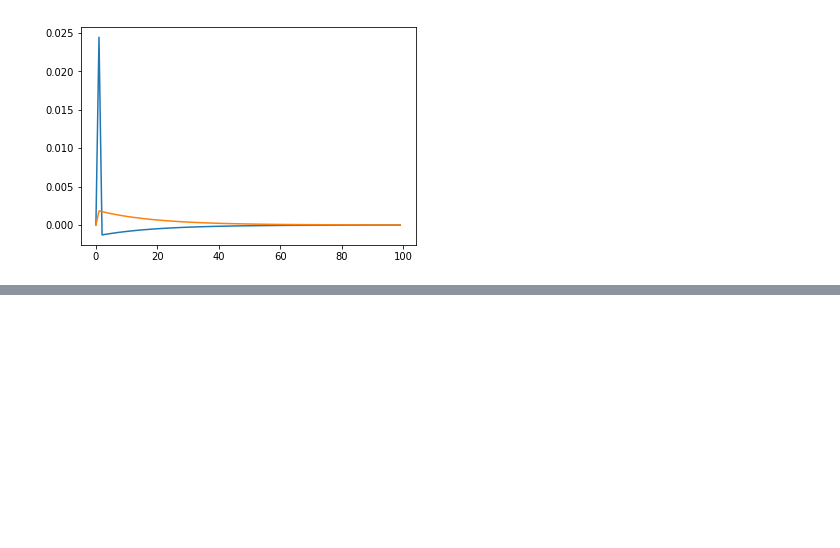
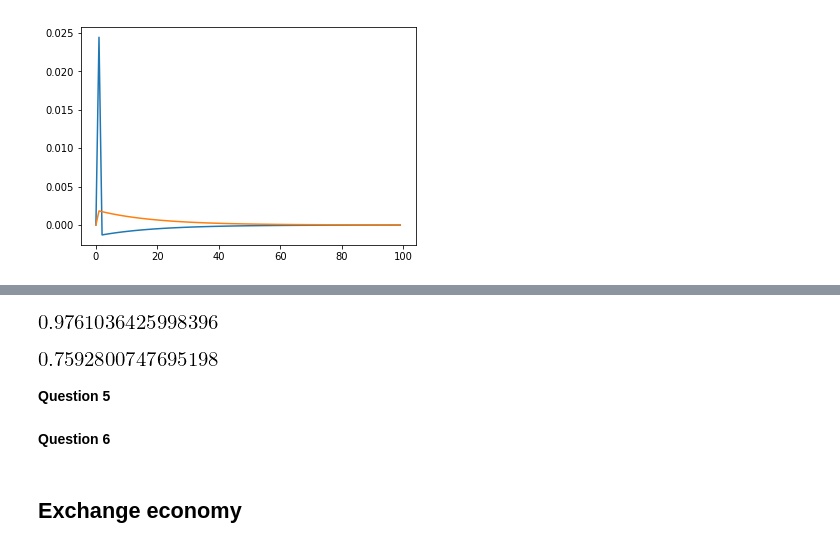
Before and after one commit to NumEconCopenhagen/projects-2019-al, a Jupyter notebook: examproject/examproject.ipynb, the cells around one changed output, grey strips where cells are left out. Saved outputs shown, nothing was run; the diff lists cells and outputs as text; code cells hidden in the pictures; blank space fills up the shorter version.

```diff
--- a/examproject/examproject.ipynb
+++ b/examproject/examproject.ipynb
@@ -638,0 +588,5 @@ def simulation(xt, ct, v_m=0, s_m=0, init = True) :
+# %%
+#make a dataframe in order to make lagged variables
+d = {"inflation" : inflation, "output":output}
+df = pd.DataFrame(data=d)
+df.head()
@@ -638,0 +600,6 @@ def simulation(xt, ct, v_m=0, s_m=0, init = True) :
+# %%
+df["l_inflation"] = df["inflation"].shift(1)
+l_inflation = df["l_inflation"]
+df["l_output"] = df["output"].shift(1)
+l_output = df["l_output"]
+df.head()
@@ -638,0 +613,9 @@ def simulation(xt, ct, v_m=0, s_m=0, init = True) :
+# %%
+#Autocorrelation
+np.corrcoef(inflation[1:999],l_inflation[1:999])[0,1]
+# %% [output]
+[figure, added]
+# %%
+np.corrcoef(output[1:999],l_output[1:999])[0,1]
+# %% [output]
+[figure, added]
@@ -638,0 +624,6 @@ def simulation(xt, ct, v_m=0, s_m=0, init = True) :
+# %% [markdown]
+**Question 5**
+# %% [markdown]
+**Question 6**
+# %% [markdown]
+## Exchange economy
```
Also changed, not shown: parts of 28 cells of this notebook, 1 other file.
